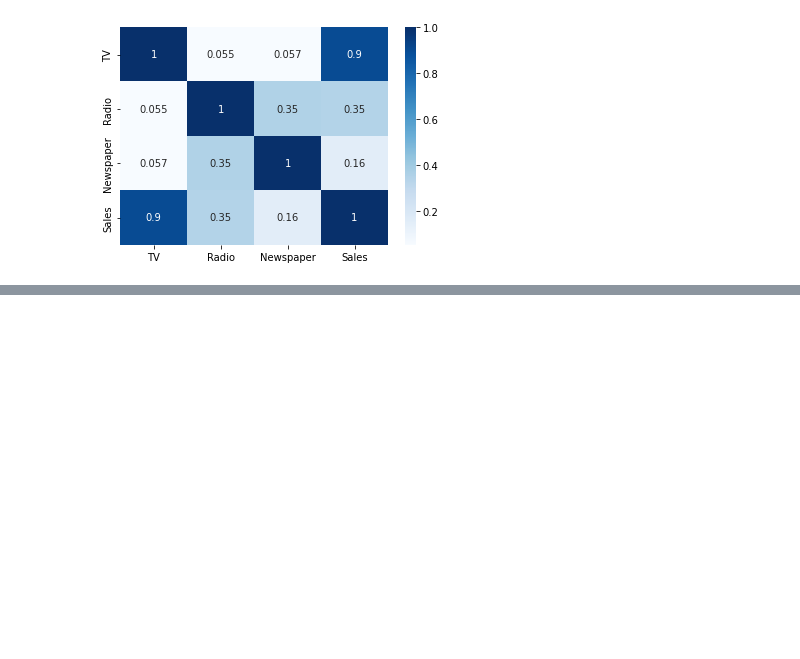
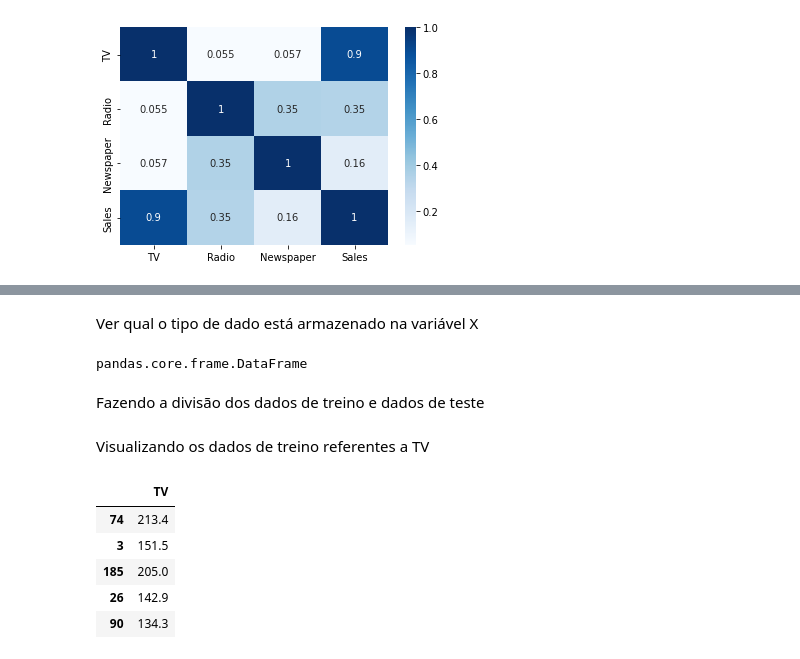
Before and after one commit to ludmilabueno/portfolio, a Jupyter notebook: maratona-ciencia-de-dados/notebook/maratona_ciencia_de_dados.ipynb, the cells around one changed output, grey strips where cells are left out. Saved outputs shown, nothing was run; the diff lists cells and outputs as text; code cells hidden in the pictures; blank space fills up the shorter version.

```diff
--- a/maratona-ciencia-de-dados/notebook/maratona_ciencia_de_dados.ipynb
+++ b/maratona-ciencia-de-dados/notebook/maratona_ciencia_de_dados.ipynb
@@ -109,0 +174,8 @@ sns.heatmap(df.corr(), cmap='Blues', annot=True)
+# %% [markdown]
+Ver qual o tipo de dado está armazenado na variável X
+# %%
+type(X)
+# %% [output]
+pandas.core.frame.DataFrame
+# %% [markdown]
+Fazendo a divisão dos dados de treino e dados de teste
@@ -109,0 +184,11 @@ sns.heatmap(df.corr(), cmap='Blues', annot=True)
+# %% [markdown]
+Visualizando os dados de treino referentes a TV
+# %%
+X_train.head()
+# %% [output]
+|  | TV |
+| 74 | 213.4 |
+| 3 | 151.5 |
+| 185 | 205.0 |
+| 26 | 142.9 |
+| 90 | 134.3 |
```
Also changed, not shown: parts of 75 cells of this notebook.
